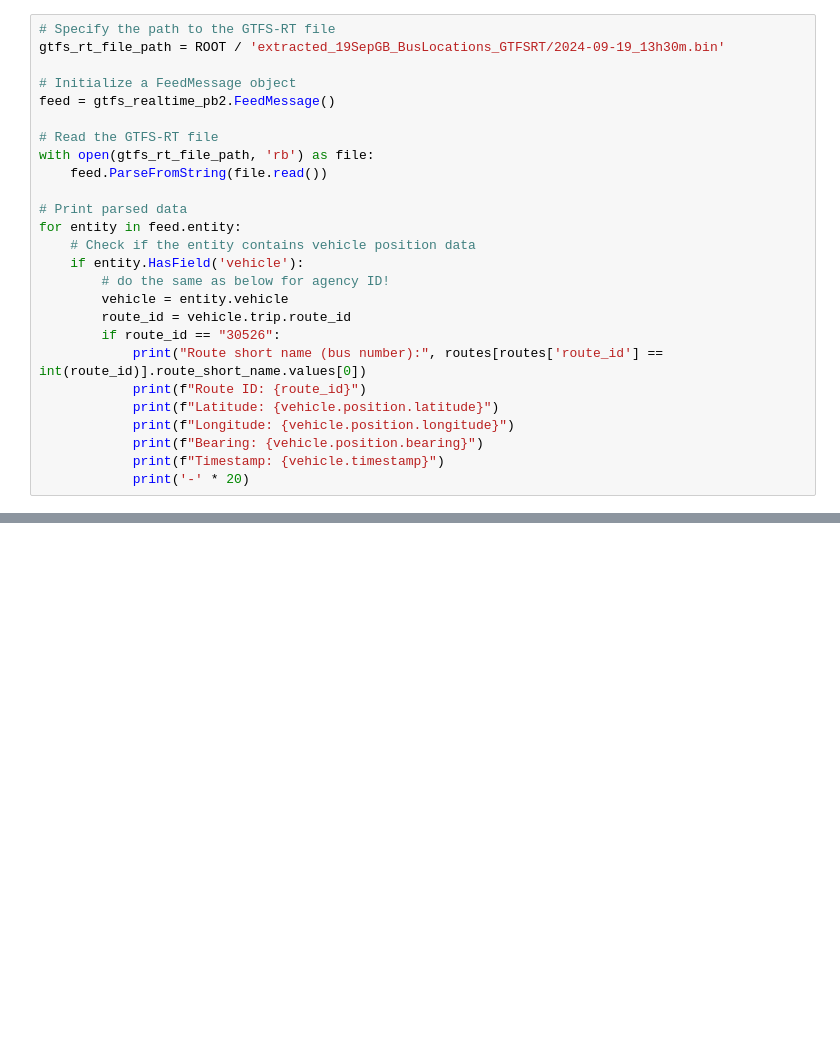
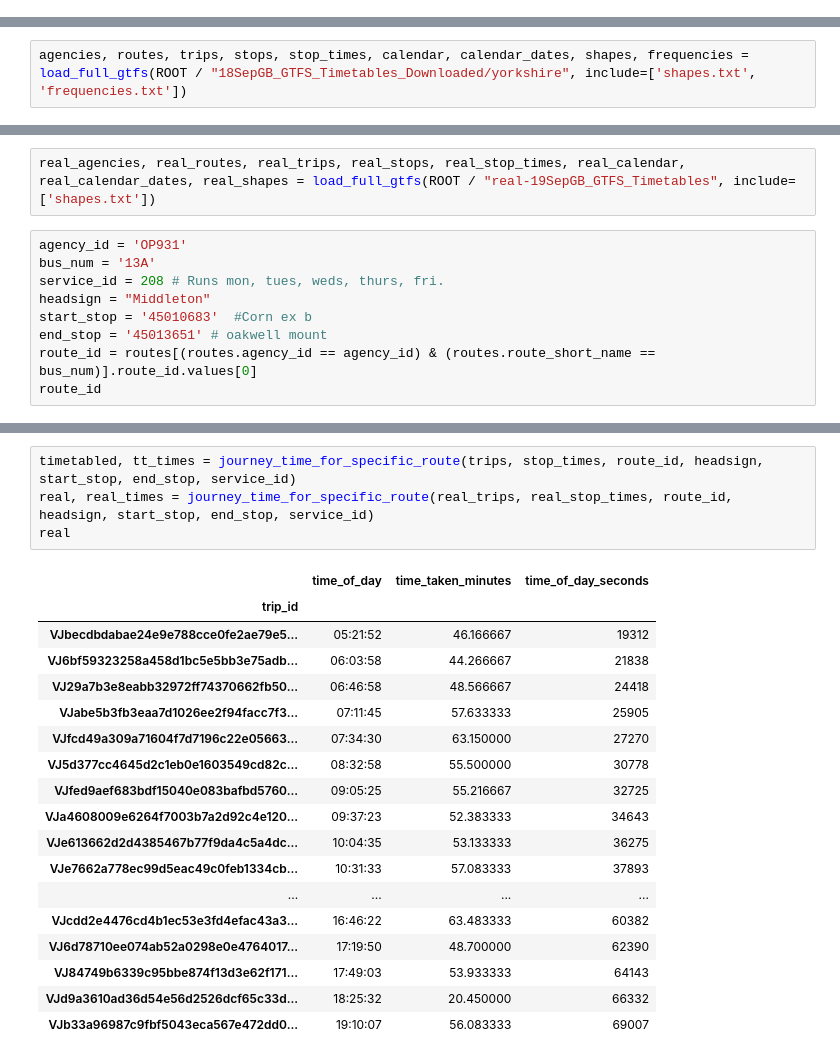
Before and after one commit to open-innovations/bus-tracking, a Jupyter notebook: pipelines/scratch.ipynb, the cells around one changed output, grey strips where cells are left out. Cells and saved outputs as stored; diff of their text form; blank space fills up the shorter version.

```diff
--- a/pipelines/scratch.ipynb
+++ b/pipelines/scratch.ipynb
@@ -16,26 +0,0 @@ routes[routes['route_id'] == 30526]
-# %%
-# Specify the path to the GTFS-RT file
-gtfs_rt_file_path = ROOT / 'extracted_19SepGB_BusLocations_GTFSRT/2024-09-19_13h30m.bin'
-
-# Initialize a FeedMessage object
-feed = gtfs_realtime_pb2.FeedMessage()
-
-# Read the GTFS-RT file
-with open(gtfs_rt_file_path, 'rb') as file:
-    feed.ParseFromString(file.read())
-
-# Print parsed data
-for entity in feed.entity:
-    # Check if the entity contains vehicle position data
-    if entity.HasField('vehicle'):
-        # do the same as below for agency ID!
-        vehicle = entity.vehicle
-        route_id = vehicle.trip.route_id
-        if route_id == "30526":
-            print("Route short name (bus number):", routes[routes['route_id'] == int(route_id)].route_short_name.values[0])
-            print(f"Route ID: {route_id}")
-            print(f"Latitude: {vehicle.position.latitude}")
-            print(f"Longitude: {vehicle.position.longitude}")
-            print(f"Bearing: {vehicle.position.bearing}")
-            print(f"Timestamp: {vehicle.timestamp}")
-            print('-' * 20)
@@ -59,0 +11,2 @@ Timestamp: 1726748965
+# %%
+agencies, routes, trips, stops, stop_times, calendar, calendar_dates, shapes, frequencies = load_full_gtfs(ROOT / "18SepGB_GTFS_Timetables_Downloaded/yorkshire", include=['shapes.txt', 'frequencies.txt'])
@@ -59,0 +15,11 @@ Timestamp: 1726748965
+# %%
+real_agencies, real_routes, real_trips, real_stops, real_stop_times, real_calendar, real_calendar_dates, real_shapes = load_full_gtfs(ROOT / "real-19SepGB_GTFS_Timetables", include=['shapes.txt'])
+# %%
+agency_id = 'OP931'
+bus_num = '13A'
+service_id = 208 # Runs mon, tues, weds, thurs, fri.
+headsign = "Middleton"
+start_stop = '45010683'  #Corn ex b
+end_stop = '45013651' # oakwell mount
+route_id = routes[(routes.agency_id == agency_id) & (routes.route_short_name == bus_num)].route_id.values[0]
+route_id
@@ -59,0 +90,23 @@ Timestamp: 1726748965
+# %%
+timetabled, tt_times = journey_time_for_specific_route(trips, stop_times, route_id, headsign, start_stop, end_stop, service_id)
+real, real_times = journey_time_for_specific_route(real_trips, real_stop_times, route_id, headsign, start_stop, end_stop, service_id)
+real
+# %% [output]
+|  | time_of_day | time_taken_minutes | time_of_day_seconds |
+| trip_id |  |  |  |
+| VJbecdbdabae24e9e788cce0fe2ae79e5... | 05:21:52 | 46.166667 | 19312 |
+| VJ6bf59323258a458d1bc5e5bb3e75adb... | 06:03:58 | 44.266667 | 21838 |
+| VJ29a7b3e8eabb32972ff74370662fb50... | 06:46:58 | 48.566667 | 24418 |
+| VJabe5b3fb3eaa7d1026ee2f94facc7f3... | 07:11:45 | 57.633333 | 25905 |
+| VJfcd49a309a71604f7d7196c22e05663... | 07:34:30 | 63.150000 | 27270 |
+| VJ5d377cc4645d2c1eb0e1603549cd82c... | 08:32:58 | 55.500000 | 30778 |
+| VJfed9aef683bdf15040e083bafbd5760... | 09:05:25 | 55.216667 | 32725 |
+| VJa4608009e6264f7003b7a2d92c4e120... | 09:37:23 | 52.383333 | 34643 |
+| VJe613662d2d4385467b77f9da4c5a4dc... | 10:04:35 | 53.133333 | 36275 |
+| VJe7662a778ec99d5eac49c0feb1334cb... | 10:31:33 | 57.083333 | 37893 |
+| ... | ... | ... | ... |
+| VJcdd2e4476cd4b1ec53e3fd4efac43a3... | 16:46:22 | 63.483333 | 60382 |
+| VJ6d78710ee074ab52a0298e0e4764017... | 17:19:50 | 48.700000 | 62390 |
+| VJ84749b6339c95bbe874f13d3e62f171... | 17:49:03 | 53.933333 | 64143 |
+| VJd9a3610ad36d54e56d2526dcf65c33d... | 18:25:32 | 20.450000 | 66332 |
+| VJb33a96987c9fbf5043eca567e472dd0... | 19:10:07 | 56.083333 | 69007 |
```
Also changed, not shown: parts of 9 cells of this notebook.
